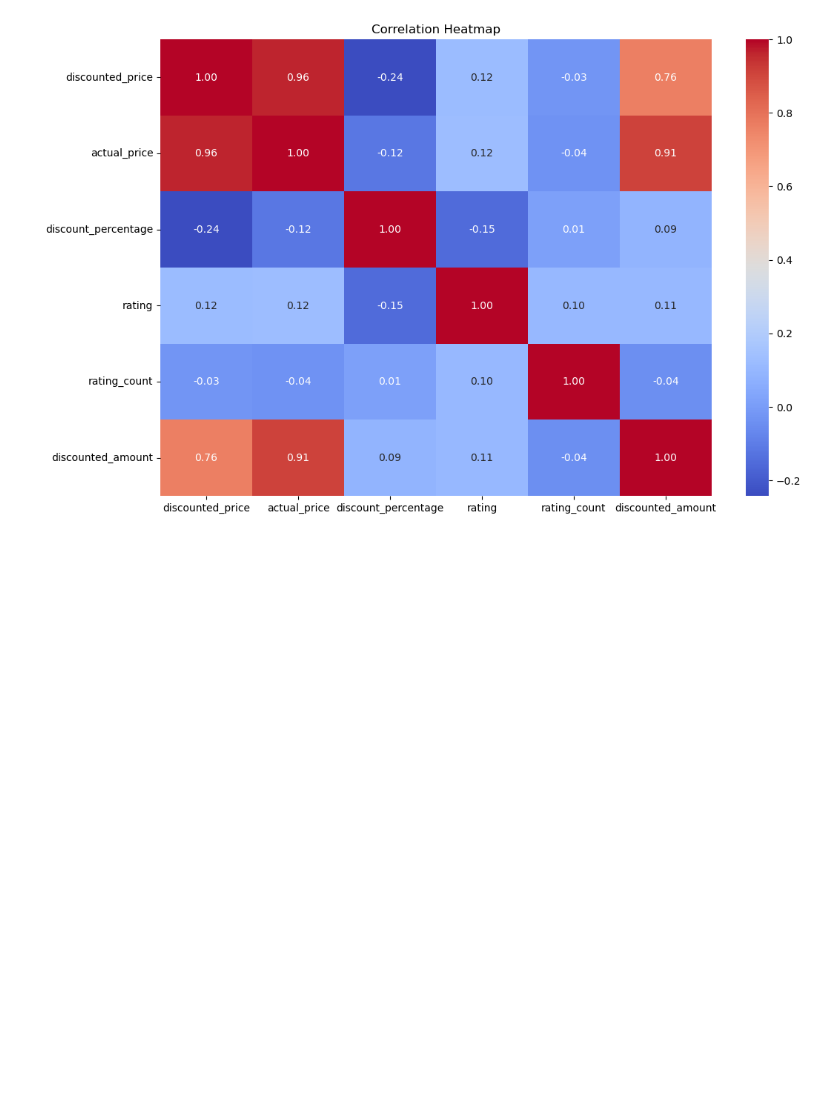
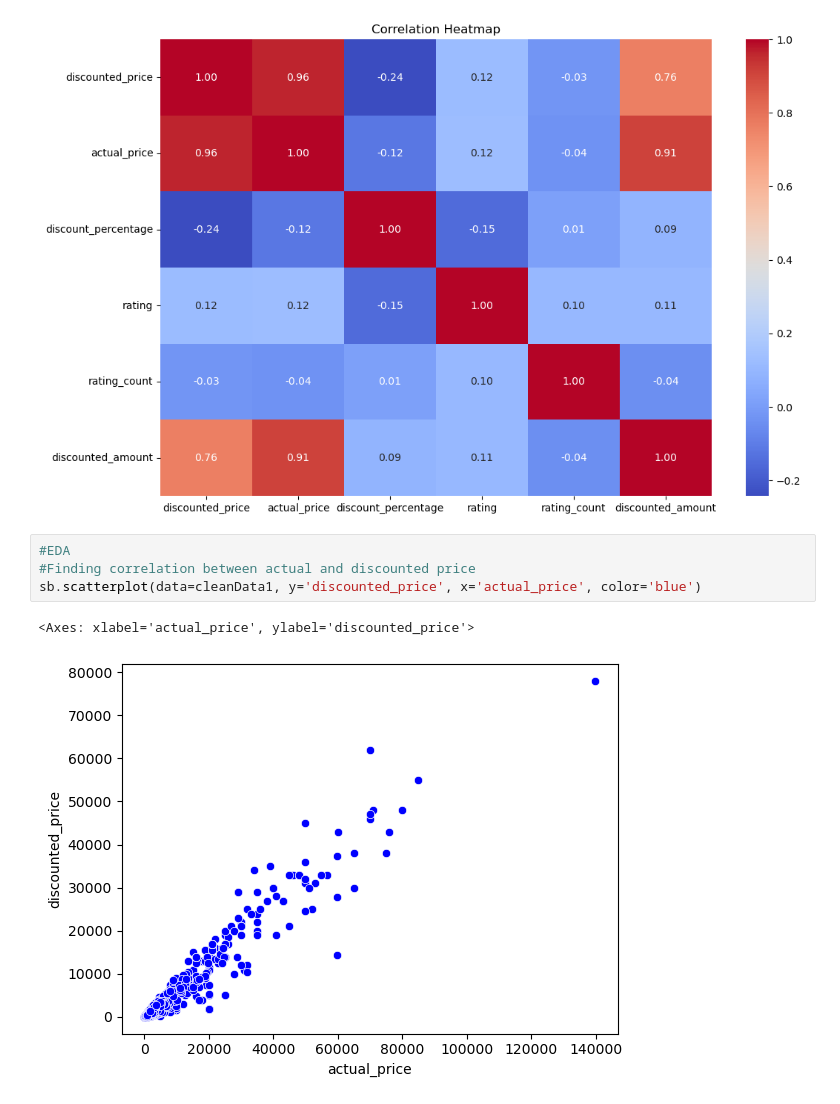
Before and after one commit to dinglinlee/SC1015-Project, a Jupyter notebook: dsaiReccSystem.ipynb, the cells around one changed output. Cells and saved outputs as stored; diff of their text form; blank space fills up the shorter version.

```diff
--- a/dsaiReccSystem.ipynb
+++ b/dsaiReccSystem.ipynb
@@ -263,3 +263,10 @@ plt.title('Correlation Heatmap')
 plt.show()
 # %% [output]
 [figure]
+# %%
+#EDA
+#Finding correlation between actual and discounted price
+sb.scatterplot(data=cleanData1, y='discounted_price', x='actual_price', color='blue')
+# %% [output]
+<Axes: xlabel='actual_price', ylabel='discounted_price'>
+[figure, added]
```
Also changed, not shown: parts of 29 cells of this notebook.
